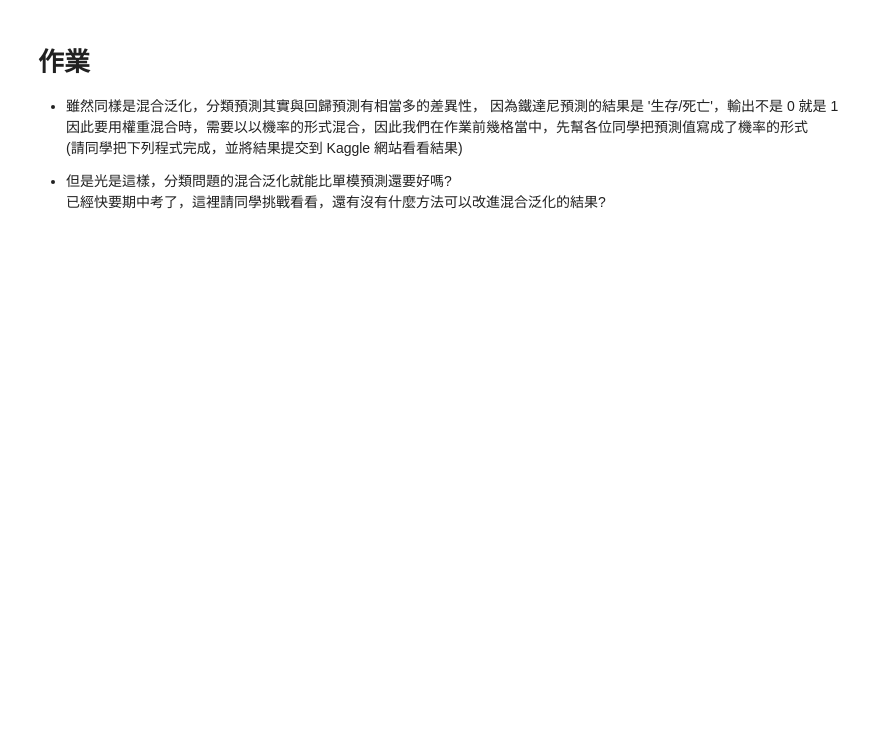
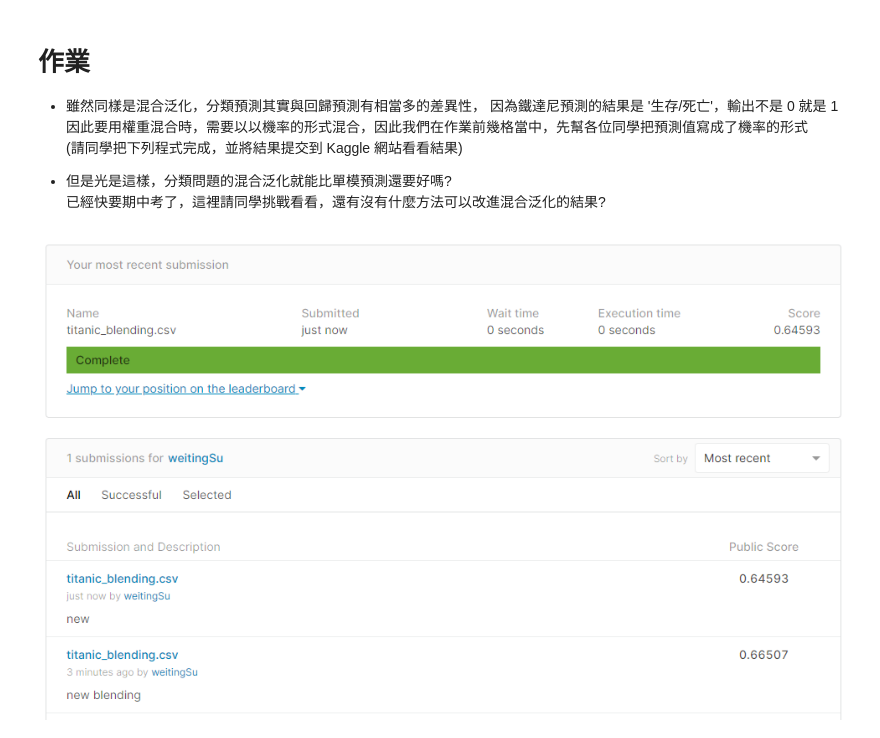
Before and after one commit to waitingSu/ML100Days, a Jupyter notebook: homework/Day_049_Blending_HW.ipynb, the cells around one changed output. Cells and saved outputs as stored; diff of their text form; code cells hidden in the pictures; blank space fills up the shorter version.

Commit message:
D49：集成方法 : 混合泛化(Blending)

```diff
--- a/homework/Day_049_Blending_HW.ipynb
+++ b/homework/Day_049_Blending_HW.ipynb
@@ -173,3 +173,8 @@ blending_pred = lr_pred*0.15  + gdbt_pred*0.15 + rf_pred*0.7
 sub = pd.DataFrame({'PassengerId': ids, 'Survived': blending_pred})
 sub['Survived'] = sub['Survived'].map(lambda x:1 if x>0.5 else 0)
 sub.to_csv('titanic_blending.csv', index=False)
+# %%
+from IPython.display import Image
+Image("hw49_blending.png")
+# %% [output]
+[figure, added]
```
Also changed, not shown: parts of 1 cell of this notebook.
